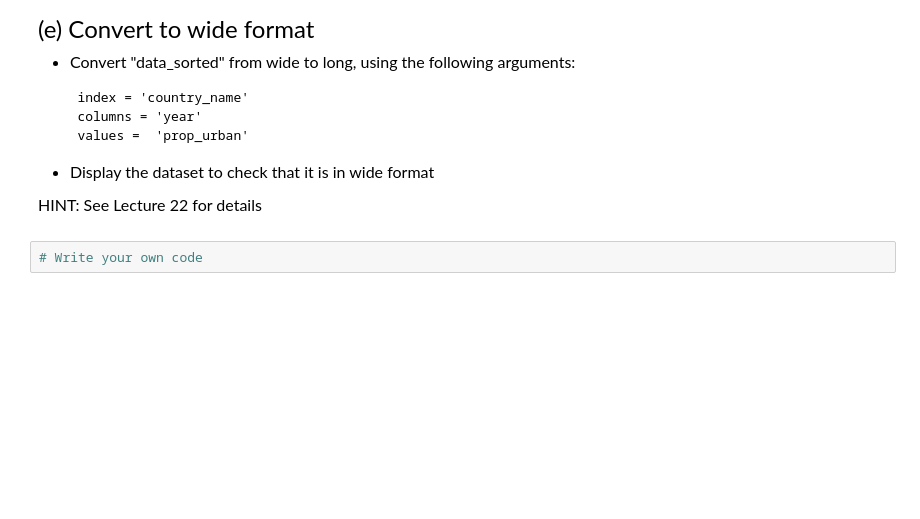
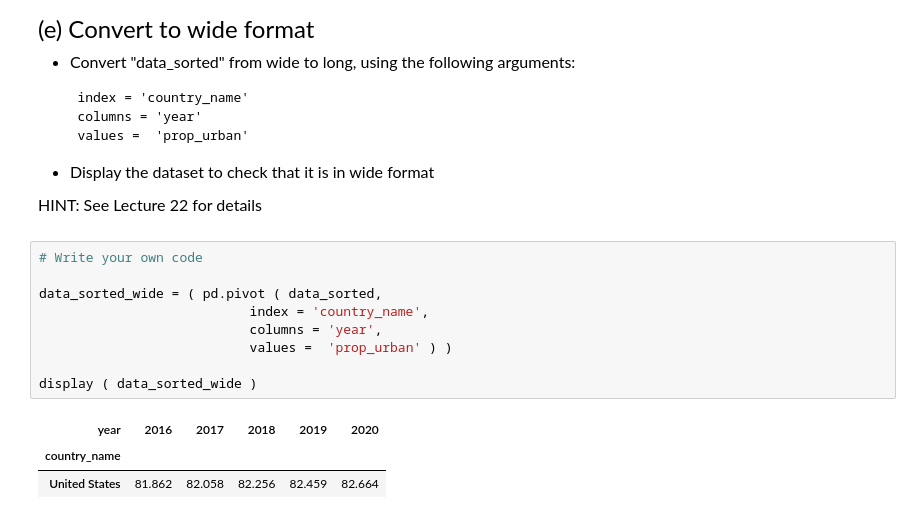
Before and after one commit to j-suave/emoryqtm151, a Jupyter notebook: Assignment 10/Assignment 10.ipynb, the cells around one changed output. Saved outputs shown, nothing was run; the diff lists cells and outputs as text; blank space fills up the shorter version.

```diff
--- a/Assignment 10/Assignment 10.ipynb
+++ b/Assignment 10/Assignment 10.ipynb
@@ -121,3 +136,14 @@ United States
 HINT: See Lecture 22 for details
 # %%
 # Write your own code
+
+data_sorted_wide = ( pd.pivot ( data_sorted,
+                           index = 'country_name',
+                           columns = 'year',
+                           values =  'prop_urban' ) )
+
+display ( data_sorted_wide )
+# %% [output]
+| year | 2016 | 2017 | 2018 | 2019 | 2020 |
+| country_name |  |  |  |  |  |
+| United States | 81.862 | 82.058 | 82.256 | 82.459 | 82.664 |
```
Also changed, not shown: parts of 4 cells of this notebook.
